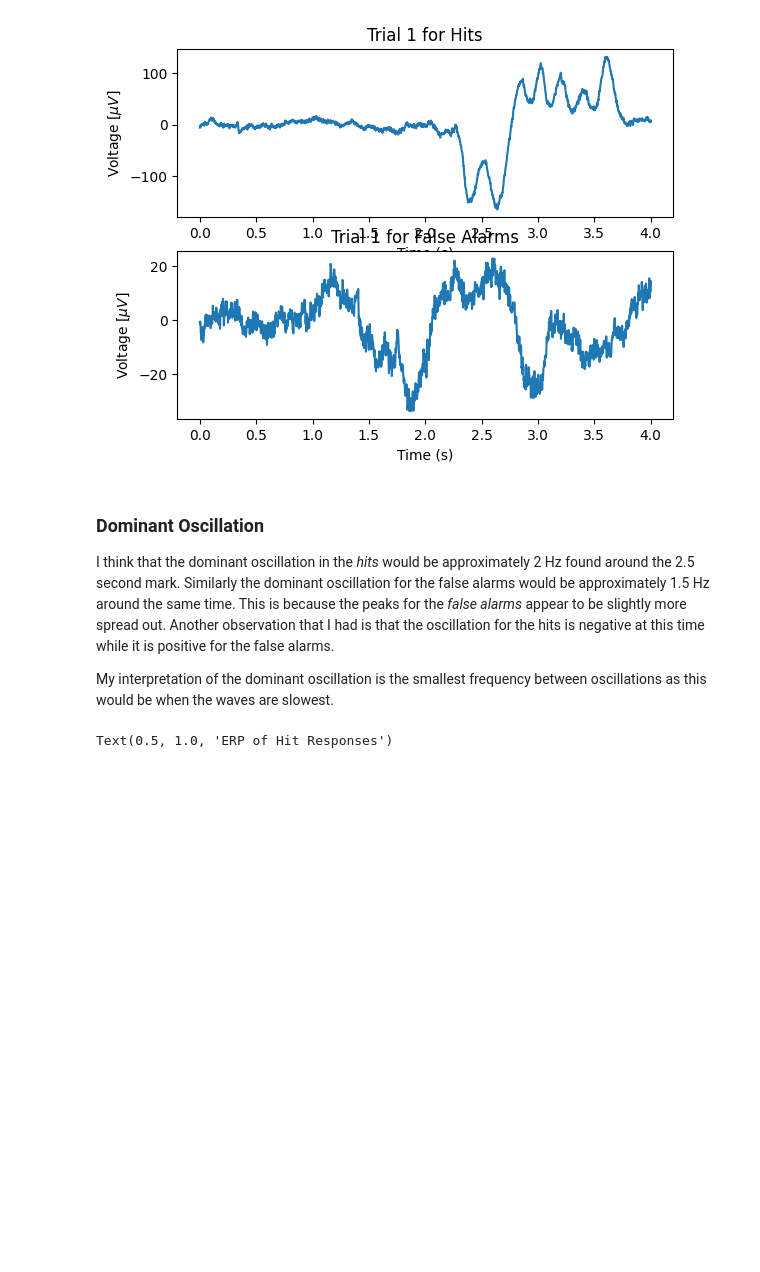
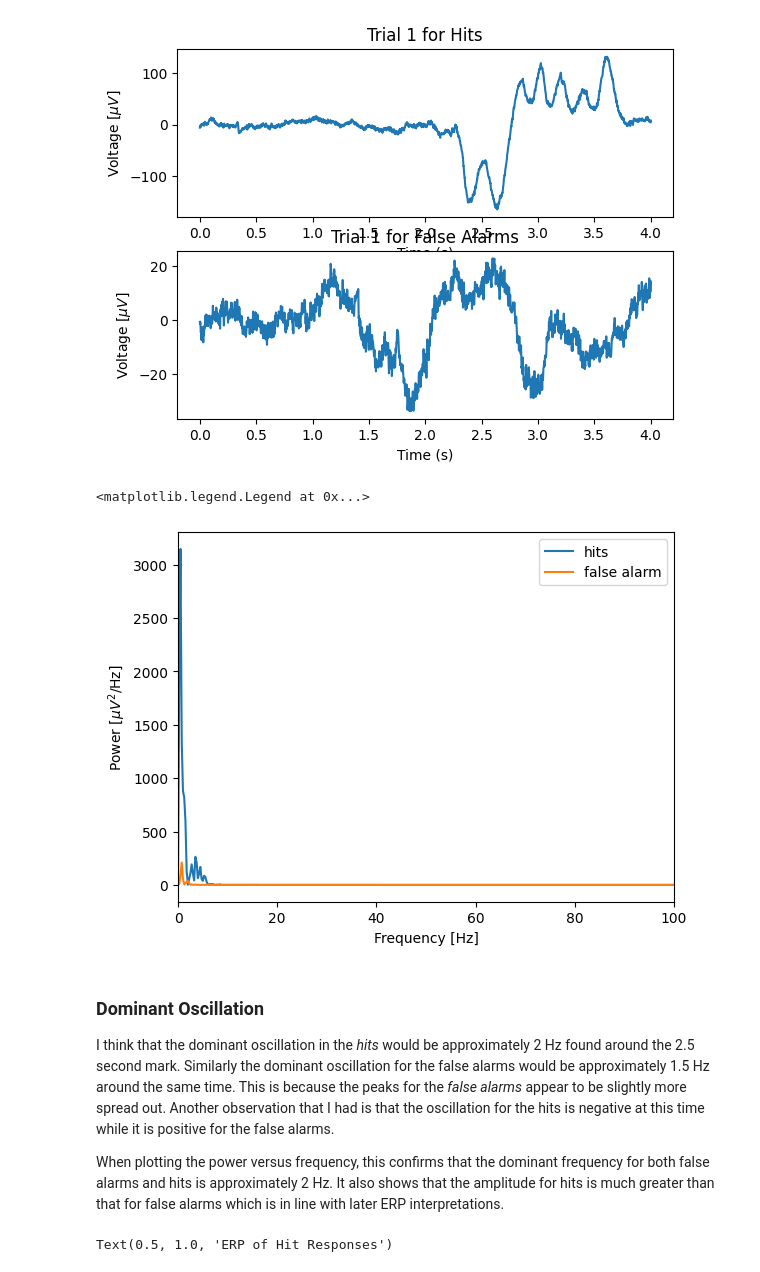
Before and after one commit to GraceHerchenroder/Neuro265, a Jupyter notebook: homework/coding_homework_5.ipynb, the cells around one changed output. Saved outputs shown, nothing was run; the diff lists cells and outputs as text; code cells hidden in the pictures; blank space fills up the shorter version.

```diff
--- a/homework/coding_homework_5.ipynb
+++ b/homework/coding_homework_5.ipynb
@@ -102,12 +102,48 @@ ax[1].set_ylabel('Voltage [$\mu V$]')
 # %% [output]
 Text(0, 0.5, 'Voltage [$\\mu V$]')
 [figure]
+# %%
+def power(acc, sampRate):
+  # Uploading data for hippocampus data
+  [trials, samples] = acc.shape
+
+  # Creating time variable
+  frequency = sampRate #Hz
+  time_end = samples/frequency
+
+  time = np.linspace(0, time_end, samples)
+
+  x = acc[0, :-2]           # Relabel the data variable
+  dt = time[1] - time[0]  # Define the sampling interval
+  N = x.shape[0]    # Define the total number of data points
+  T = N * dt
+
+  xf = np.fft.fft(x - x.mean())                  # Compute Fourier transform of x
+  Sxx = 2 * dt ** 2 / T * (xf * np.conj(xf)) # Compute spectrum
+  Sxx = Sxx[:int(len(x) / 2)]             # Ignore negative frequencies
+
+  df = 1 / T.max()                        # Determine frequency resolution
+  fNQ = 1 / dt / 2                        # Determine Nyquist frequency
+  faxis = np.arange(0,fNQ,df)                # Construct frequency axis
+
+  plt.plot(faxis[:-1], np.real(Sxx))                  # Plot spectrum vs frequency
+  plt.xlim([0, 100])                          # Select frequency range
+  plt.xlabel('Frequency [Hz]')                # Label the axes
+  plt.ylabel('Power [$\mu V^2$/Hz]')
+
+# Power analysis
+power(acc_hits, sampRate)
+power(acc_fa, sampRate)
+plt.legend(['hits', 'false alarm'])
+# %% [output]
+<matplotlib.legend.Legend at 0x...>
+[figure, added]
 # %% [markdown]
 ### Dominant Oscillation
 
 I think that the dominant oscillation in the *hits* would be approximately 2 Hz found around the 2.5 second mark. Similarly the dominant oscillation for the false alarms would be approximately 1.5 Hz around the same time. This is because the peaks for the *false alarms* appear to be slightly more spread out. Another observation that I had is that the oscillation for the hits is negative at this time while it is positive for the false alarms.
 
-My interpretation of the dominant oscillation is the smallest frequency between oscillations as this would be when the waves are slowest.
+When plotting the power versus frequency, this confirms that the dominant frequency for both false alarms and hits is approximately 2 Hz. It also shows that the amplitude for hits is much greater than that for false alarms which is in line with later ERP interpretations.
 # %%
 # Ploting the event related potential for the hit response
 plt.plot(time, acc_hits.mean(0))        # Plot the ERP of hit response
```
